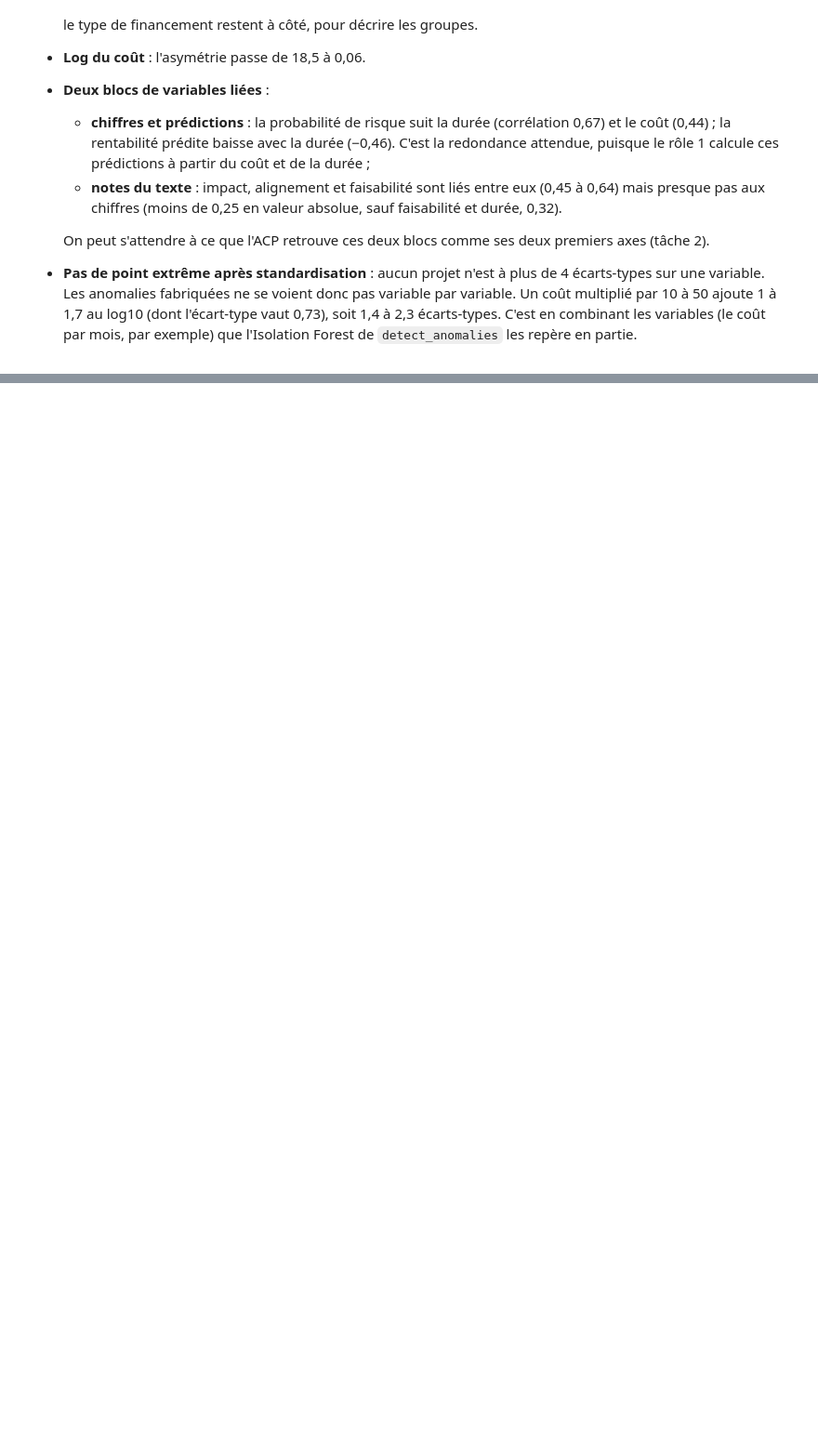
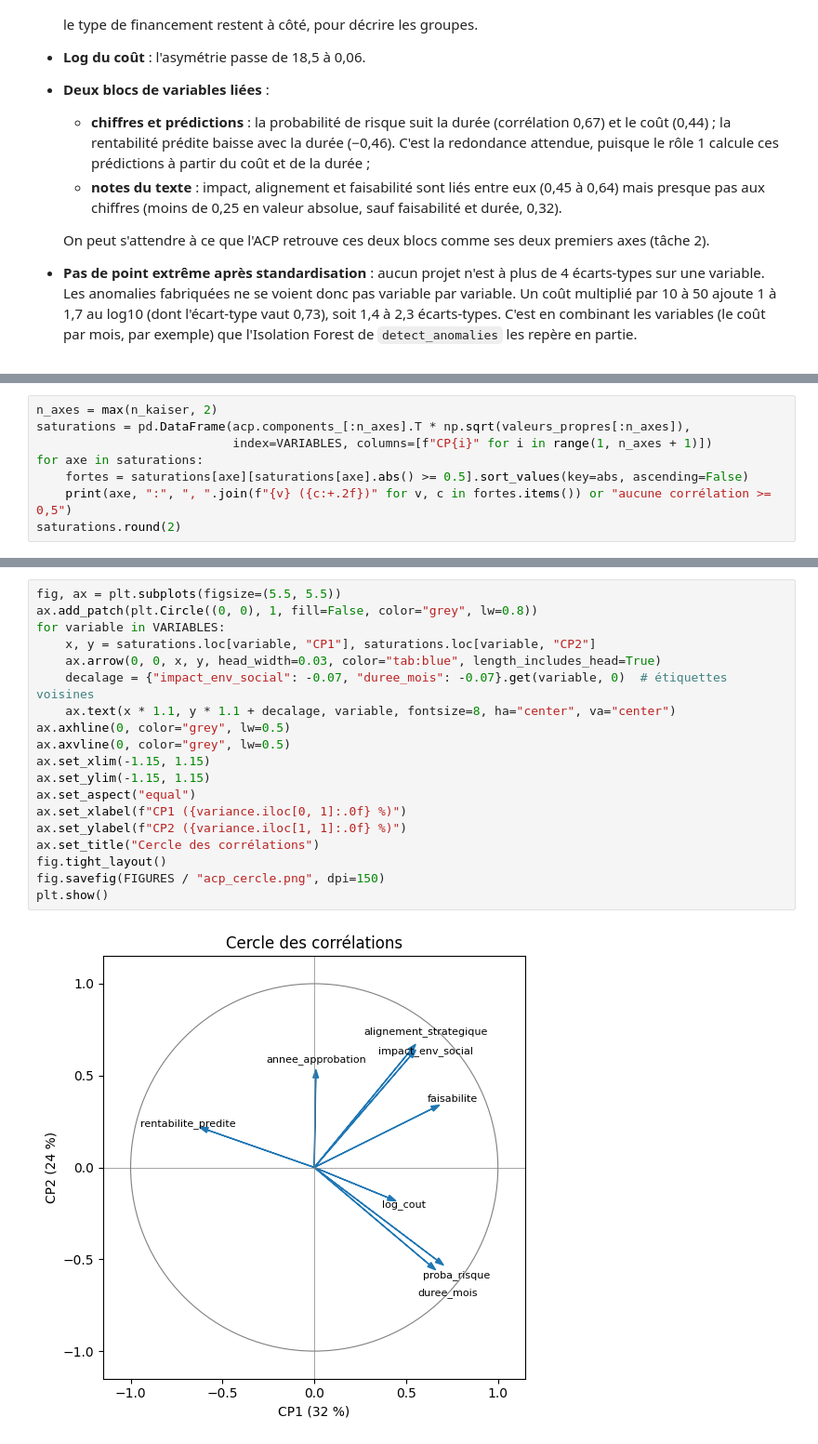
Before and after one commit to IlyasBBB/ia-agentique-investissement, a Jupyter notebook: notebooks/role2/01_non_supervise.ipynb, the cells around one changed output, grey strips where cells are left out. Shown at 93% size. Cells and saved outputs as stored; diff of their text form; blank space fills up the shorter version.

```diff
--- a/notebooks/role2/01_non_supervise.ipynb
+++ b/notebooks/role2/01_non_supervise.ipynb
@@ -173,0 +222,8 @@ Series([], )
+# %%
+n_axes = max(n_kaiser, 2)
+saturations = pd.DataFrame(acp.components_[:n_axes].T * np.sqrt(valeurs_propres[:n_axes]),
+                           index=VARIABLES, columns=[f"CP{i}" for i in range(1, n_axes + 1)])
+for axe in saturations:
+    fortes = saturations[axe][saturations[axe].abs() >= 0.5].sort_values(key=abs, ascending=False)
+    print(axe, ":", ", ".join(f"{v} ({c:+.2f})" for v, c in fortes.items()) or "aucune corrélation >= 0,5")
+saturations.round(2)
@@ -173,0 +243,21 @@ Series([], )
+# %%
+fig, ax = plt.subplots(figsize=(5.5, 5.5))
+ax.add_patch(plt.Circle((0, 0), 1, fill=False, color="grey", lw=0.8))
+for variable in VARIABLES:
+    x, y = saturations.loc[variable, "CP1"], saturations.loc[variable, "CP2"]
+    ax.arrow(0, 0, x, y, head_width=0.03, color="tab:blue", length_includes_head=True)
+    decalage = {"impact_env_social": -0.07, "duree_mois": -0.07}.get(variable, 0)  # étiquettes voisines
+    ax.text(x * 1.1, y * 1.1 + decalage, variable, fontsize=8, ha="center", va="center")
+ax.axhline(0, color="grey", lw=0.5)
+ax.axvline(0, color="grey", lw=0.5)
+ax.set_xlim(-1.15, 1.15)
+ax.set_ylim(-1.15, 1.15)
+ax.set_aspect("equal")
+ax.set_xlabel(f"CP1 ({variance.iloc[0, 1]:.0f} %)")
+ax.set_ylabel(f"CP2 ({variance.iloc[1, 1]:.0f} %)")
+ax.set_title("Cercle des corrélations")
+fig.tight_layout()
+fig.savefig(FIGURES / "acp_cercle.png", dpi=150)
+plt.show()
+# %% [output]
+[figure, added]
```
Also changed, not shown: parts of 10 cells of this notebook, 4 other files.
